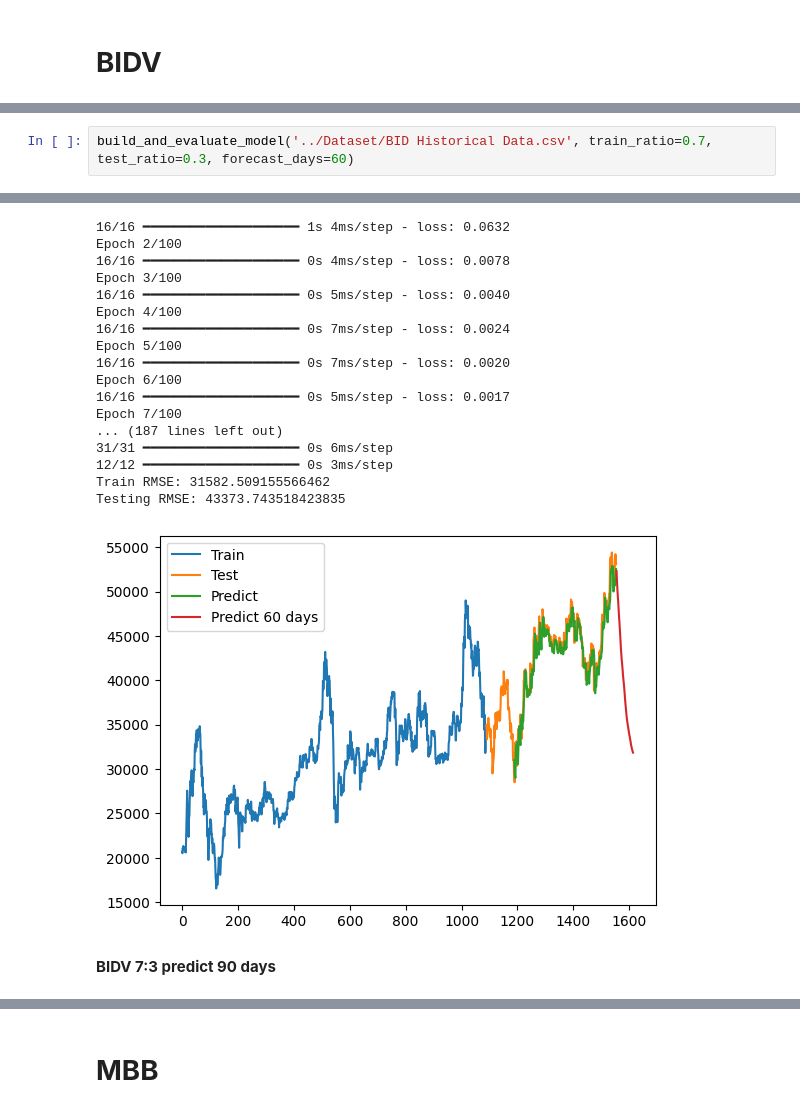
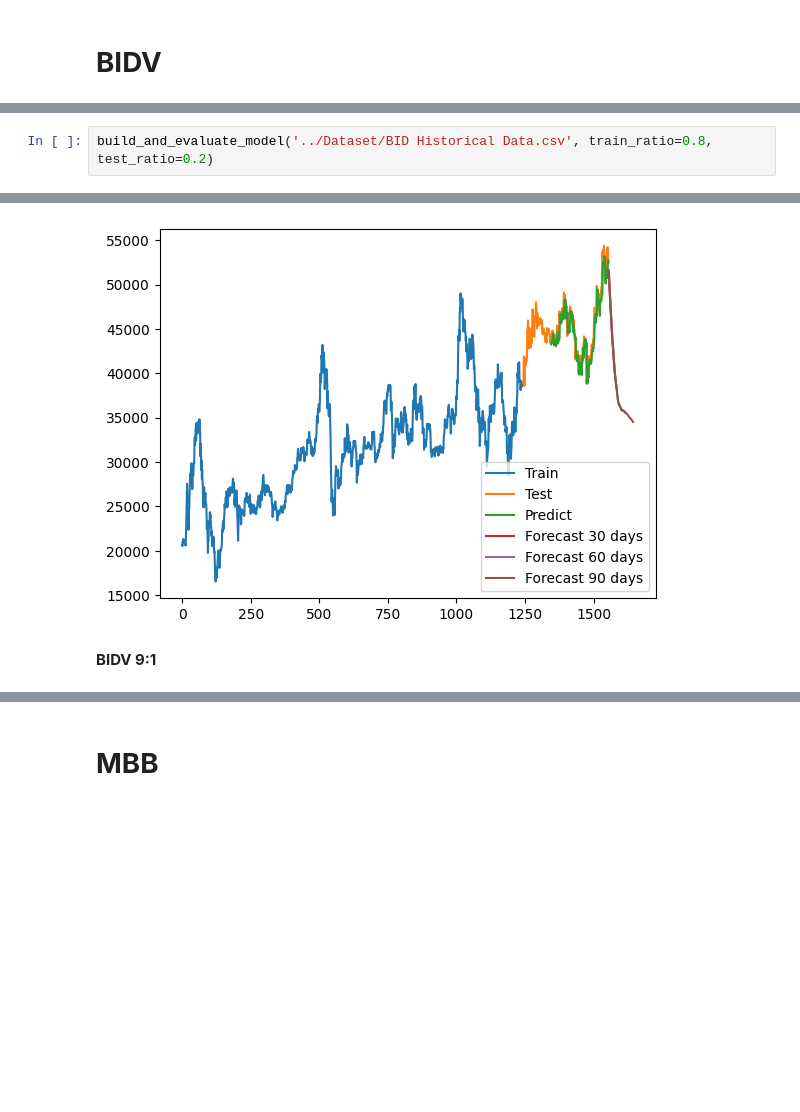
Before and after one commit to Duonglthuy1204/IS403_O21_16, a Jupyter notebook: Model/RNN.ipynb, the cells around one changed output, grey strips where cells are left out. Cells and saved outputs as stored; diff of their text form; blank space fills up the shorter version.

```diff
--- a/Model/RNN.ipynb
+++ b/Model/RNN.ipynb
@@ -138,4 +153,4 @@ Testing RMSE: 43473.17269795074
 # %%
-build_and_evaluate_model('../Dataset/BID Historical Data.csv', train_ratio=0.7, test_ratio=0.3, forecast_days=60)
+build_and_evaluate_model('../Dataset/BID Historical Data.csv', train_ratio=0.8, test_ratio=0.2)
 # %% [output]
 Epoch 1/100
@@ -142,21 +173,4 @@ Epoch 1/100
-16/16 ━━━━━━━━━━━━━━━━━━━━ 1s 4ms/step - loss: 0.0632
-Epoch 2/100
-16/16 ━━━━━━━━━━━━━━━━━━━━ 0s 4ms/step - loss: 0.0078
-Epoch 3/100
-16/16 ━━━━━━━━━━━━━━━━━━━━ 0s 5ms/step - loss: 0.0040
-Epoch 4/100
-16/16 ━━━━━━━━━━━━━━━━━━━━ 0s 7ms/step - loss: 0.0024
-Epoch 5/100
-16/16 ━━━━━━━━━━━━━━━━━━━━ 0s 7ms/step - loss: 0.0020
-Epoch 6/100
-16/16 ━━━━━━━━━━━━━━━━━━━━ 0s 5ms/step - loss: 0.0017
-Epoch 7/100
-... (187 lines left out)
-31/31 ━━━━━━━━━━━━━━━━━━━━ 0s 6ms/step
-12/12 ━━━━━━━━━━━━━━━━━━━━ 0s 3ms/step
-Train RMSE: 31582.509155566462
-Testing RMSE: 43373.743518423835
-[figure, old version]
+[figure, new version]
-# %% [markdown]
-**BIDV 7:3 predict 90 days**
+# %% [markdown]
+**BIDV 9:1**
 # %%
```
Also changed, not shown: parts of 59 cells of this notebook, 1 other file.
